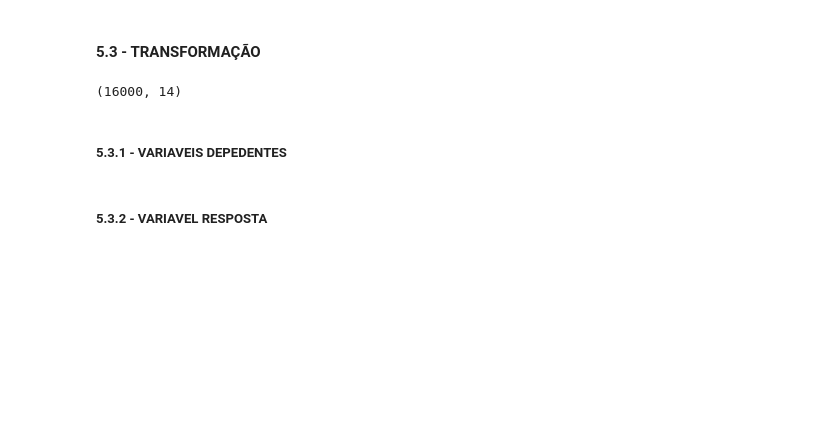
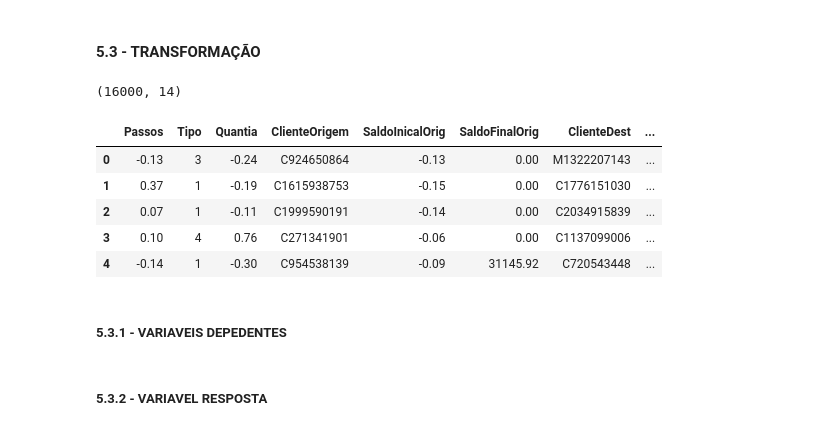
Before and after one commit to ValmirJrDS/deteccao_fraude, a Jupyter notebook: notebooks/c0.8-vj-ajuste_hiperparametro.ipynb, the cells around one changed output. Cells and saved outputs as stored; diff of their text form; code cells hidden in the pictures; blank space fills up the shorter version.

```diff
--- a/notebooks/c0.8-vj-ajuste_hiperparametro.ipynb
+++ b/notebooks/c0.8-vj-ajuste_hiperparametro.ipynb
@@ -922,21 +940,34 @@ amostra_uniforme_raw2.head()
 #### 5.3 - TRANSFORMAÇÃO
 # %%
 # Realizando LabelEncoding para 'poder_compra' e 'maior_50'
-label_encoder = LabelEncoder()
-amostra_uniforme_raw2['poder_compra'] = label_encoder.fit_transform(amostra_uniforme_raw2['poder_compra'])
-amostra_uniforme_raw2['maior_50%'] = label_encoder.fit_transform(amostra_uniforme_raw2['maior_50%'])
-amostra_uniforme_raw2['Tipo'] = label_encoder.fit_transform(amostra_uniforme_raw2['Tipo'])
-amostra_uniforme_raw2['tipo_transacao'] = label_encoder.fit_transform(amostra_uniforme_raw2['tipo_transacao'])
+le = LabelEncoder()
+amostra_uniforme_raw2['poder_compra'] = le.fit_transform(amostra_uniforme_raw2[['poder_compra']])
+pickle.dump(rs, open('/home/valmir/Documentos/deteccao_fraude/parameter/poder_compra_label.pkl', 'wb'))
+amostra_uniforme_raw2['maior_50%'] = le.fit_transform(amostra_uniforme_raw2[['maior_50%']])
+pickle.dump(rs, open('/home/valmir/Documentos/deteccao_fraude/parameter/maior_50_label.pkl', 'wb'))
+amostra_uniforme_raw2['Tipo'] = le.fit_transform(amostra_uniforme_raw2[['Tipo']])
+pickle.dump(rs, open('/home/valmir/Documentos/deteccao_fraude/parameter/tipo_label.pkl', 'wb'))
+amostra_uniforme_raw2['tipo_transacao'] = le.fit_transform(amostra_uniforme_raw2[['tipo_transacao']])
+pickle.dump(rs, open('/home/valmir/Documentos/deteccao_fraude/parameter/tipo_transacao_label.pkl', 'wb'))
 
 # type
 #amostra_uniforme_raw2 = pd.get_dummies(amostra_uniforme_raw2, prefix='Tipo', columns=['Tipo'])
 
 # type_transaction
-amostra_uniforme_raw2 = pd.get_dummies(amostra_uniforme_raw2, prefix='tipo_transacao', columns=['tipo_transacao'])
+#amostra_uniforme_raw2 = pd.get_dummies(amostra_uniforme_raw2, prefix='tipo_transacao', columns=['tipo_transacao'])
 # %%
 amostra_uniforme_raw2.shape
 # %% [output]
 (16000, 14)
+# %%
+amostra_uniforme_raw2.head()
+# %% [output]
+|  | Passos | Tipo | Quantia | ClienteOrigem | SaldoInicalOrig | SaldoFinalOrig | ClienteDest | ... |
+| 0 | -0.13 | 3 | -0.24 | C924650864 | -0.13 | 0.00 | M1322207143 | ... |
+| 1 | 0.37 | 1 | -0.19 | C1615938753 | -0.15 | 0.00 | C1776151030 | ... |
+| 2 | 0.07 | 1 | -0.11 | C1999590191 | -0.14 | 0.00 | C2034915839 | ... |
+| 3 | 0.10 | 4 | 0.76 | C271341901 | -0.06 | 0.00 | C1137099006 | ... |
+| 4 | -0.14 | 1 | -0.30 | C954538139 | -0.09 | 31145.92 | C720543448 | ... |
 # %% [markdown]
 ##### 5.3.1 - VARIAVEIS DEPEDENTES
 # %% [markdown]
```
Also changed, not shown: parts of 12 cells of this notebook, 53 other files.
